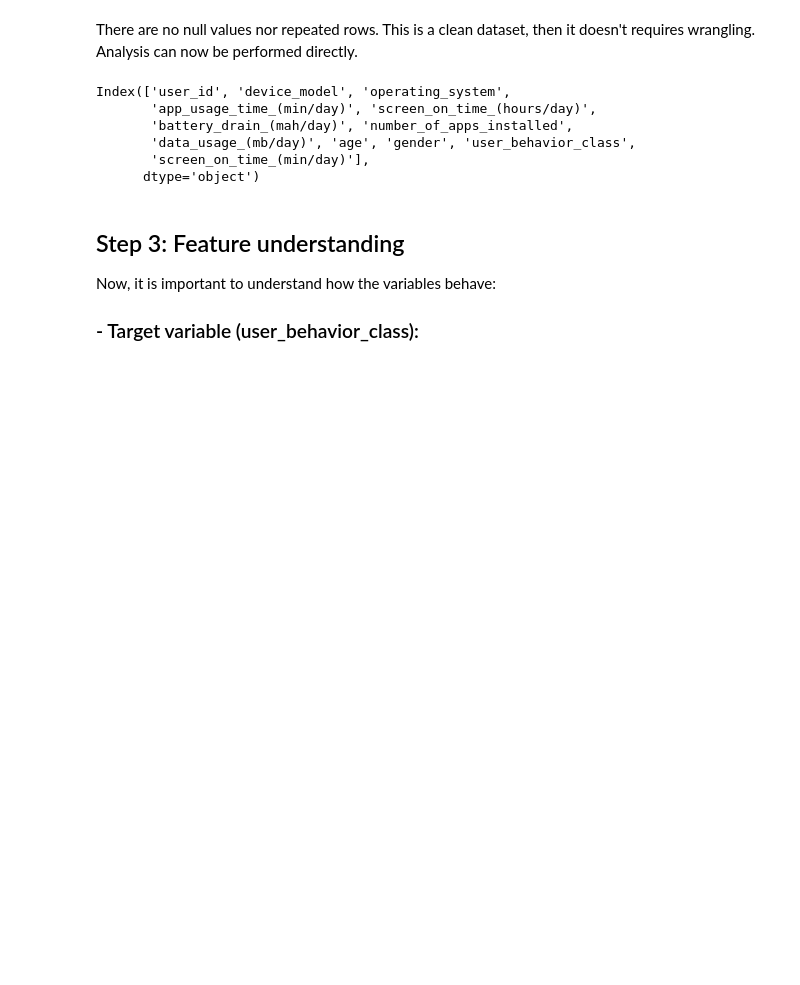
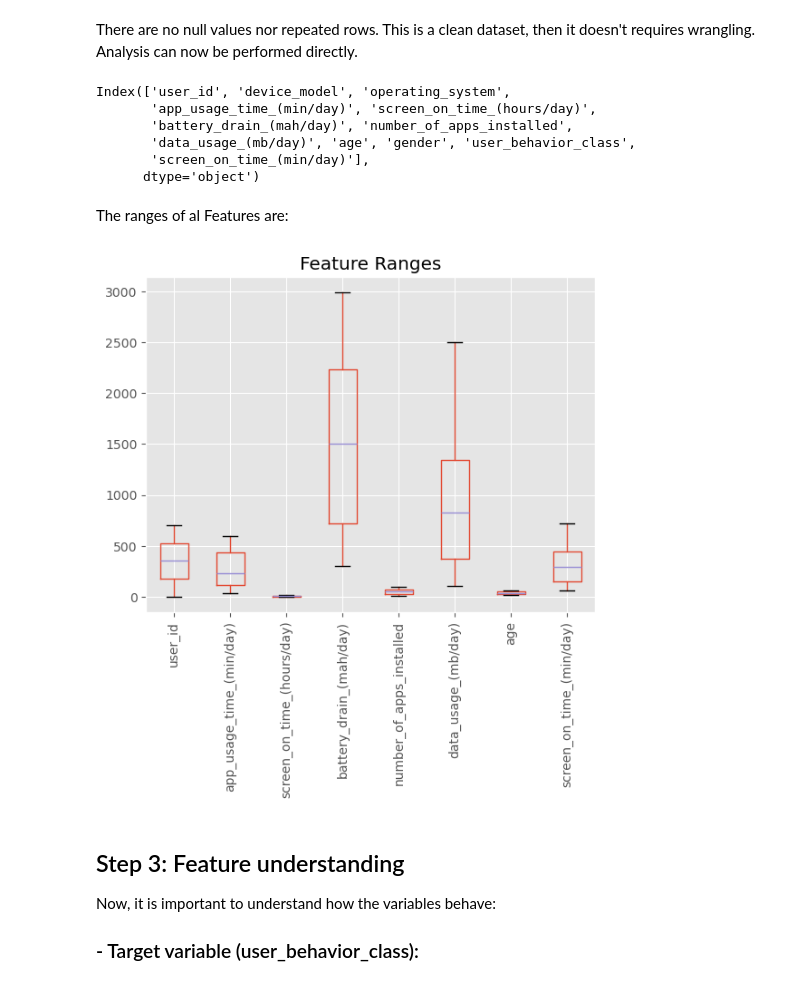
Before and after one commit to bizzaccelerator/classification_of_consumer_behaviour, a Jupyter notebook: notebook.ipynb, the cells around one changed output. Drawn from its saved outputs; the diff is of its cells as text; code cells hidden in the pictures; blank space fills up the shorter version.

```diff
--- a/notebook.ipynb
+++ b/notebook.ipynb
@@ -199,6 +200,15 @@ categorical = ['user_id', 'device_model', 'operating_system',
 
 numerical = ['app_usage_time_(min/day)', 'screen_on_time_(min/day)', 'battery_drain_(mah/day)',
              'number_of_apps_installed', 'data_usage_(mb/day)']
+# %% [markdown]
+The ranges of al Features are:
+# %%
+users.drop('user_behavior_class', axis=1).boxplot()
+plt.title('Feature Ranges')
+plt.tick_params(axis='x', labelrotation=90)
+plt.show()
+# %% [output]
+[figure, added]
 # %% [markdown]
 ## Step 3: Feature understanding
 
```
Also changed, not shown: parts of 21 cells of this notebook.
